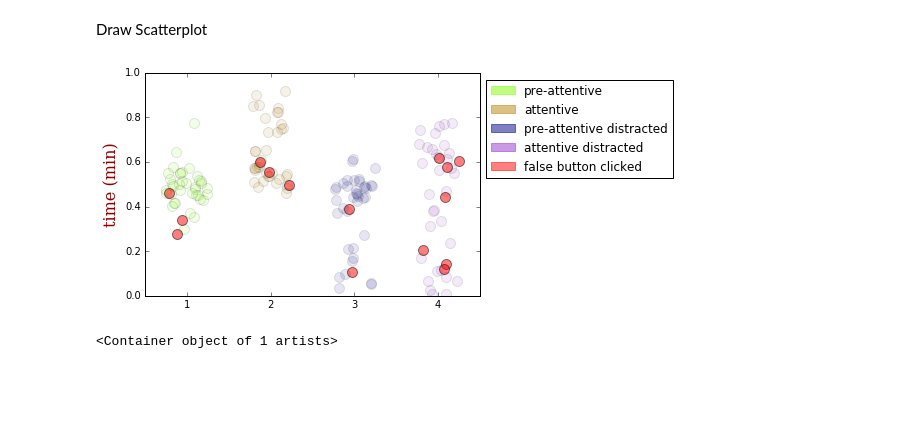
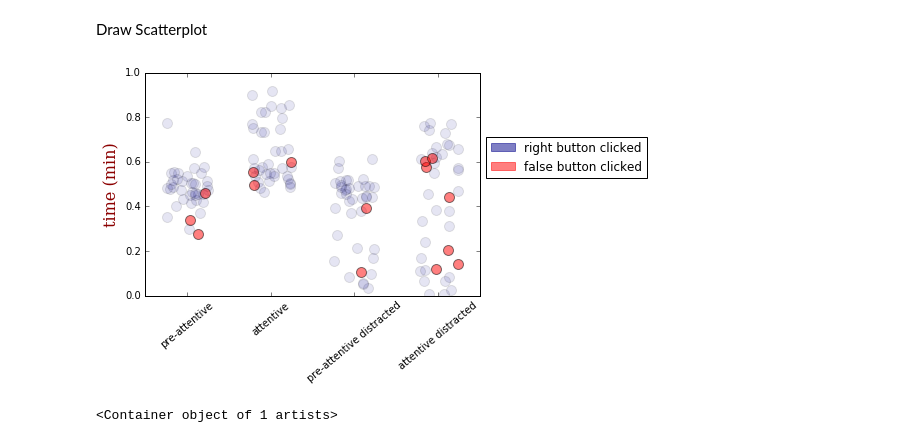
Before and after one commit to MaxSchu/ITT_SS16, a Jupyter notebook: Assignment3/reaction_time_experiment.ipynb, the cells around one changed output. Drawn from its saved outputs; the diff is of its cells as text; code cells hidden in the pictures; blank space fills up the shorter version.

Commit message:
change scatterplot

```diff
--- a/Assignment3/reaction_time_experiment.ipynb
+++ b/Assignment3/reaction_time_experiment.ipynb
@@ -61,37 +61,34 @@ def shuffle_x(l, amount=0.5):
         shuffled.append(val + amount * (random() - 0.5))
     return shuffled
 # %%
-labels = ["1", "2", "3", "4"]
+labels = ["pre-attentive", "attentive", "pre-attentive distracted", "attentive distracted"]
 x_axis = [1,2,3,4]
 
-green_patch = m_patches.Patch(color = "#7fff00", label = 'pre-attentive', alpha = 0.5)
-brown_patch = m_patches.Patch(color = "#b8860b", label = 'attentive', alpha = 0.5)
-blue_patch = m_patches.Patch(color = "#00008b", label = 'pre-attentive distracted', alpha = 0.5)
-violett_patch = m_patches.Patch(color = "#9932cc", label = 'attentive distracted', alpha = 0.5)
+blue_patch = m_patches.Patch(color = "#00008b", label = 'right button clicked', alpha = 0.5)
 red_patch = m_patches.Patch(color = "red", label = "false button clicked", alpha = 0.5)
-legend(handles = [green_patch, brown_patch, blue_patch, violett_patch, red_patch], loc='lower left', bbox_to_anchor=(1, 0.5))
+legend(handles = [blue_patch, red_patch], loc='lower left', bbox_to_anchor=(1, 0.5))
 
-scatter(shuffle_x([1]*len(pre_attentive)), pre_attentive, s=100, alpha=0.1, c = "#7fff00")
+scatter(shuffle_x([1]*len(pre_attentive)), pre_attentive, s=100, alpha=0.1, c = "#00008b")
 scatter(shuffle_x([1]*len(pre_attentive_false)), pre_attentive_false, s=100, alpha=0.5, c = "red")
-scatter(shuffle_x([2]*len(attentive)), attentive, s=100, alpha=0.1, c= "#b8860b")
+scatter(shuffle_x([2]*len(attentive)), attentive, s=100, alpha=0.1, c= "#00008b")
 scatter(shuffle_x([2]*len(attentive_false)), attentive_false, s=100, alpha=0.5, c = "red")
 scatter(shuffle_x([3]*len(pre_attentive_distr)), pre_attentive_distr, s=100, alpha=0.1, c = "#00008b")
 scatter(shuffle_x([3]*len(pre_attentive_distr_false)), pre_attentive_distr_false, s=100, alpha=0.5, c = "red")
-scatter(shuffle_x([4]*len(attentive_distr)), attentive_distr, s=100, alpha=0.1, c="#9932cc")
+scatter(shuffle_x([4]*len(attentive_distr)), attentive_distr, s=100, alpha=0.1, c="#00008b")
 scatter(shuffle_x([4]*len(attentive_distr_false)), attentive_distr_false, s=100, alpha=0.5, c = "red")
-xticks(x_axis, labels)
+xticks(x_axis, labels, rotation = 40)
 
 font = {'family': 'serif',
         'color':  'darkred',
         'weight': 'normal',
         'size': 16,
         }
 ylabel('time (min)', fontdict=font)
 subplot().set_ylim(0, 1.0)
 
 show()
 # %% [output]
-[figure, old version]
+[figure, new version]
 # %%
 pre_attentive = concatenate((pre_attentive, pre_attentive_false), axis = 0)
 attentive = concatenate((attentive, attentive_false), axis = 0)
```
Also changed, not shown: parts of 1 cell of this notebook.
